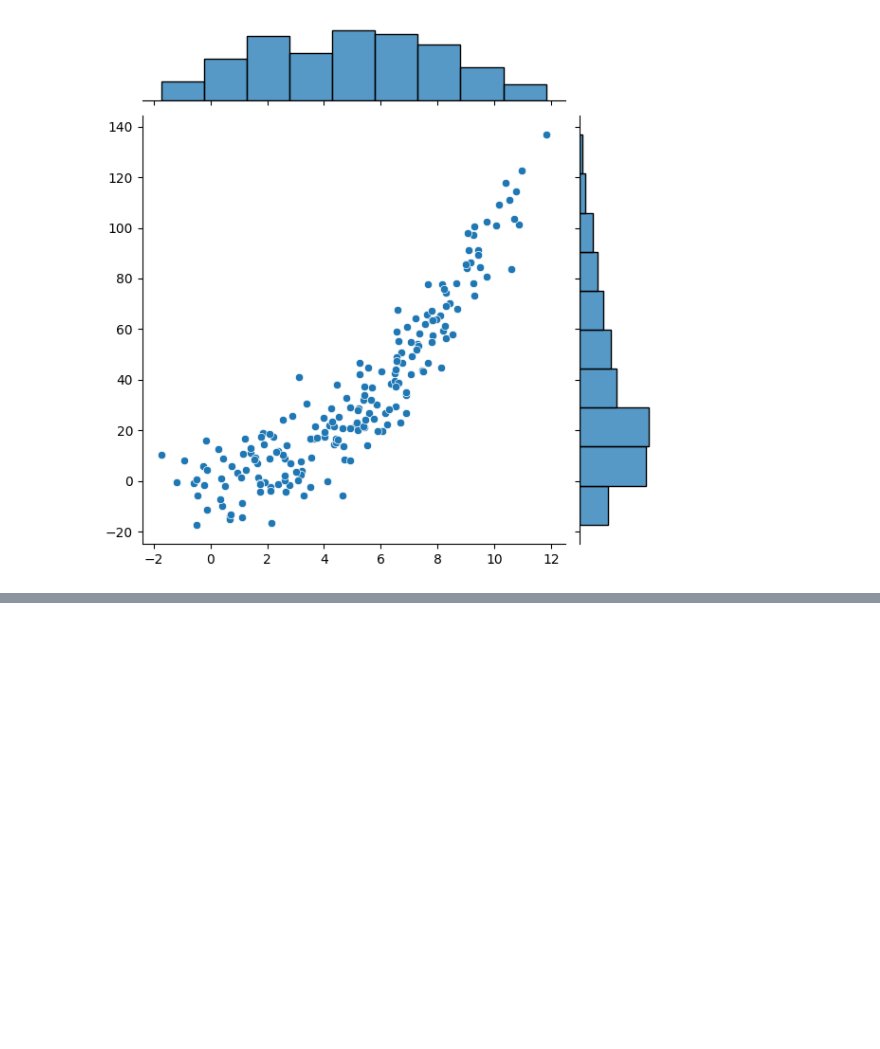
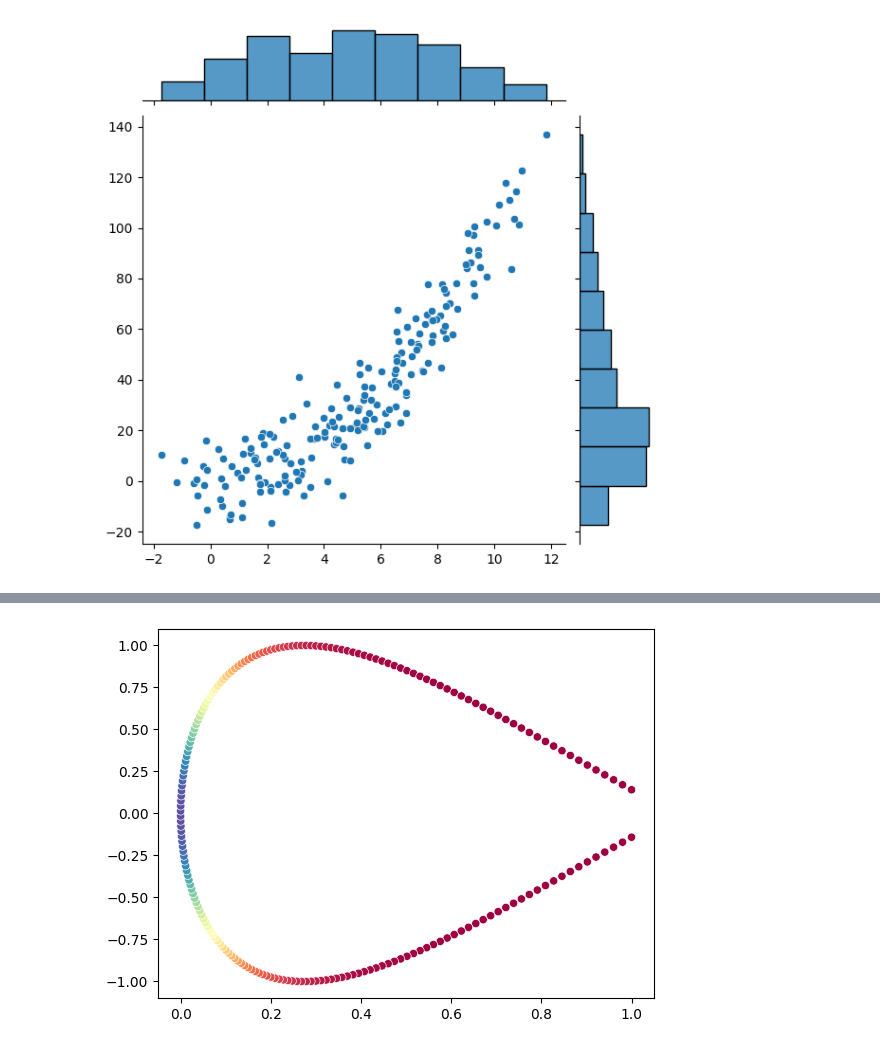
Before and after one commit to qmeng222/MNIST-Playground, a Jupyter notebook: test.ipynb, the cells around one changed output, grey strips where cells are left out. Saved outputs shown, nothing was run; the diff lists cells and outputs as text; code cells hidden in the pictures; blank space fills up the shorter version.

```diff
--- a/test.ipynb
+++ b/test.ipynb
@@ -646,0 +662,10 @@ plt.show()
+# %%
+# scatter plot:
+x = np.linspace(-1, 1, n)
+y1 = x**2
+y2= np.sin(3*x)
+y3 =np.exp(-10*x**2)
+sns.scatterplot(x=y1, y=y2, hue=y3, legend=False, palette="Spectral")
+plt.show()
+# %% [output]
+[figure, added]
```
Also changed, not shown: parts of 2 cells of this notebook.
